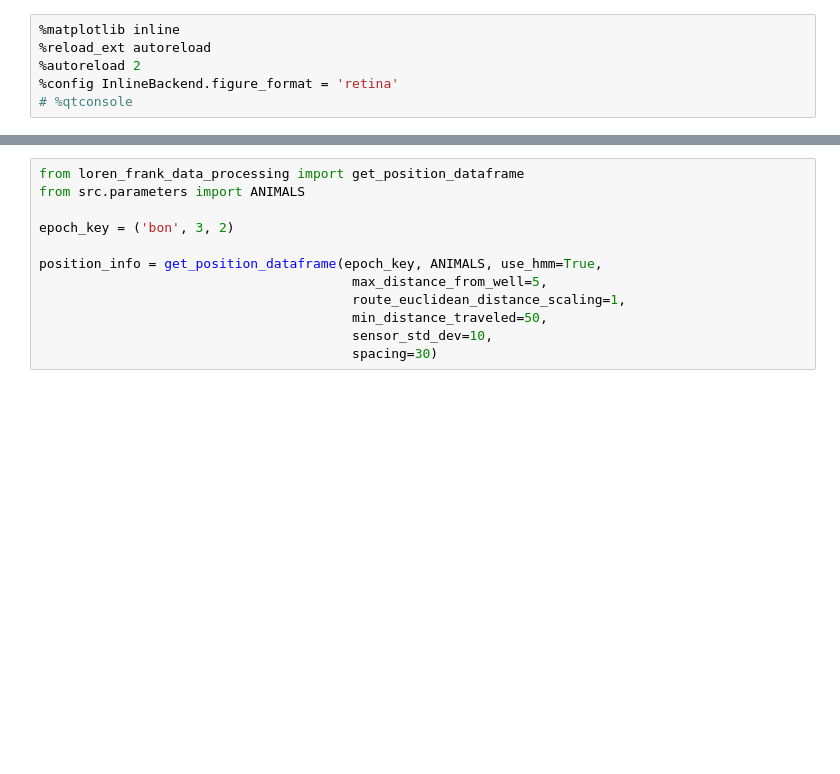
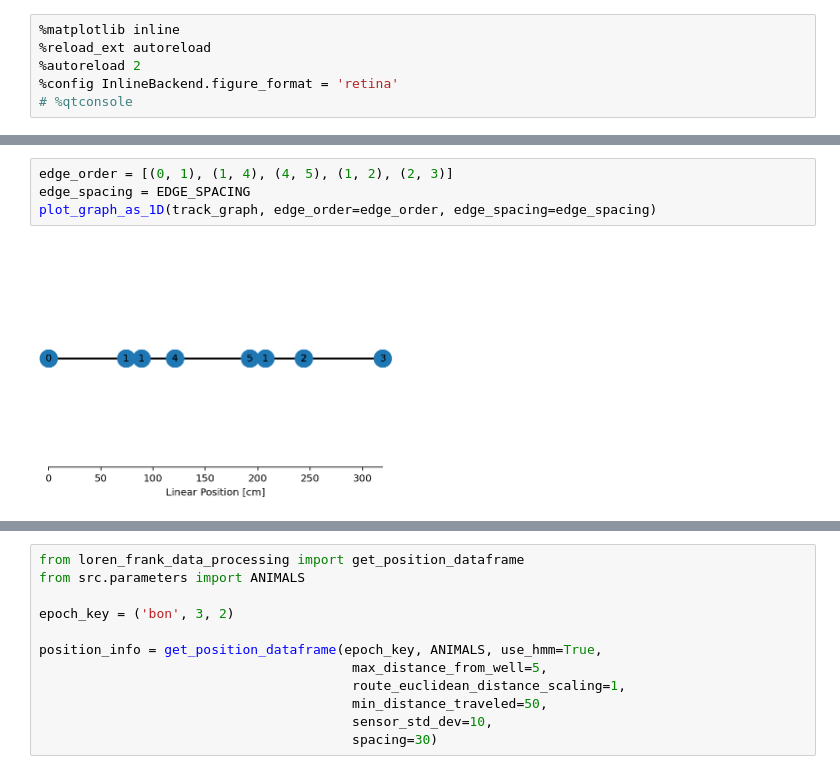
Before and after one commit to Eden-Kramer-Lab/replay_trajectory_paper, a Jupyter notebook: notebooks/Test_Linearization.ipynb, the cells around one changed output, grey strips where cells are left out. Cells and saved outputs as stored; diff of their text form; blank space fills up the shorter version.

```diff
--- a/notebooks/Test_Linearization.ipynb
+++ b/notebooks/Test_Linearization.ipynb
@@ -23,0 +57,6 @@ client
+# %%
+edge_order = [(0, 1), (1, 4), (4, 5), (1, 2), (2, 3)]
+edge_spacing = EDGE_SPACING
+plot_graph_as_1D(track_graph, edge_order=edge_order, edge_spacing=edge_spacing)
+# %% [output]
+[figure, added]
```
Also changed, not shown: parts of 13 cells of this notebook.
